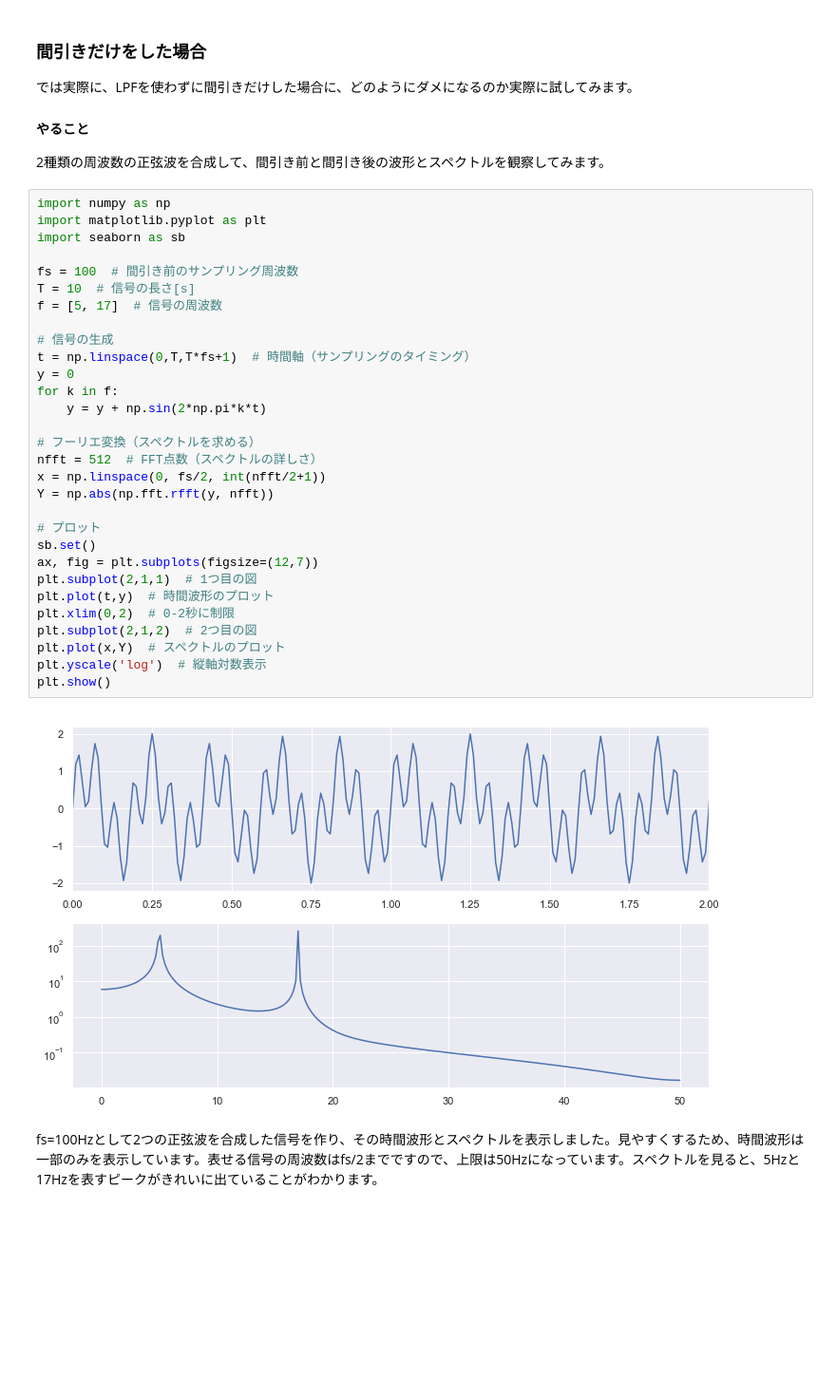
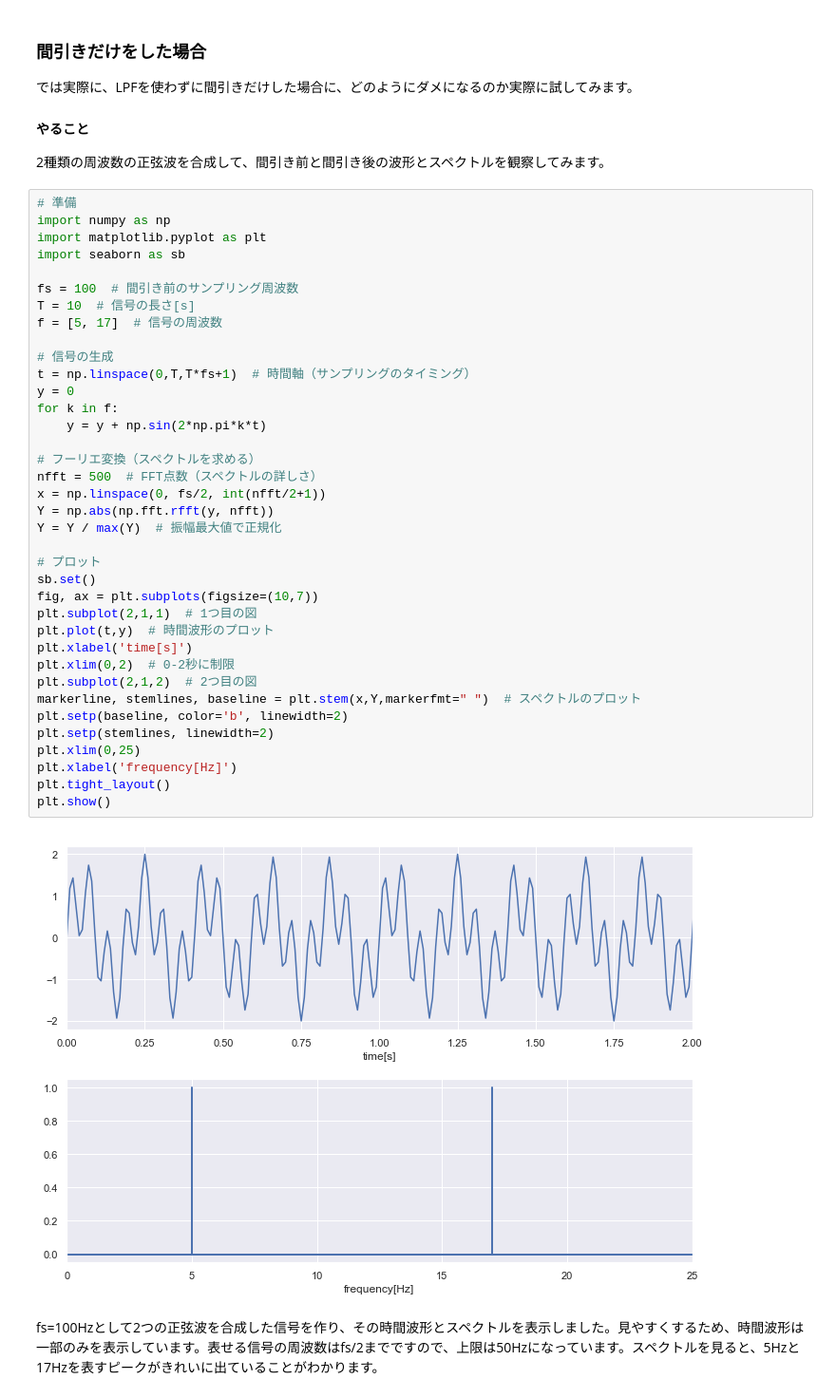
Before and after one commit to murmur1975/macroAC, a Jupyter notebook: decimation.ipynb, the cells around one changed output. Shown at 95% size. Saved outputs shown, nothing was run; the diff lists cells and outputs as text; blank space fills up the shorter version.

```diff
--- a/decimation.ipynb
+++ b/decimation.ipynb
@@ -15,37 +15,44 @@
 #### やること
 2種類の周波数の正弦波を合成して、間引き前と間引き後の波形とスペクトルを観察してみます。
 # %%
+# 準備
 import numpy as np
 import matplotlib.pyplot as plt
 import seaborn as sb
 
 fs = 100  # 間引き前のサンプリング周波数
 T = 10  # 信号の長さ[s]
 f = [5, 17]  # 信号の周波数
 
 # 信号の生成
 t = np.linspace(0,T,T*fs+1)  # 時間軸（サンプリングのタイミング）
 y = 0
 for k in f:
     y = y + np.sin(2*np.pi*k*t)
 
 # フーリエ変換（スペクトルを求める）
-nfft = 512  # FFT点数（スペクトルの詳しさ）
+nfft = 500  # FFT点数（スペクトルの詳しさ）
 x = np.linspace(0, fs/2, int(nfft/2+1))
 Y = np.abs(np.fft.rfft(y, nfft))
+Y = Y / max(Y)  # 振幅最大値で正規化
 
 # プロット
 sb.set()
-ax, fig = plt.subplots(figsize=(12,7))
+fig, ax = plt.subplots(figsize=(10,7))
 plt.subplot(2,1,1)  # 1つ目の図
 plt.plot(t,y)  # 時間波形のプロット
+plt.xlabel('time[s]')
 plt.xlim(0,2)  # 0-2秒に制限
 plt.subplot(2,1,2)  # 2つ目の図
-plt.plot(x,Y)  # スペクトルのプロット
-plt.yscale('log')  # 縦軸対数表示
+markerline, stemlines, baseline = plt.stem(x,Y,markerfmt=" ")  # スペクトルのプロット
+plt.setp(baseline, color='b', linewidth=2)
+plt.setp(stemlines, linewidth=2)
+plt.xlim(0,25)
+plt.xlabel('frequency[Hz]')
+plt.tight_layout()
 plt.show()
 # %% [output]
-[figure, old version]
+[figure, new version]
 # %% [markdown]
 fs=100Hzとして2つの正弦波を合成した信号を作り、その時間波形とスペクトルを表示しました。見やすくするため、時間波形は一部のみを表示しています。表せる信号の周波数はfs/2までですので、上限は50Hzになっています。スペクトルを見ると、5Hzと17Hzを表すピークがきれいに出ていることがわかります。
 # %% [markdown]
```
Also changed, not shown: parts of 11 cells of this notebook, 3 other files.
